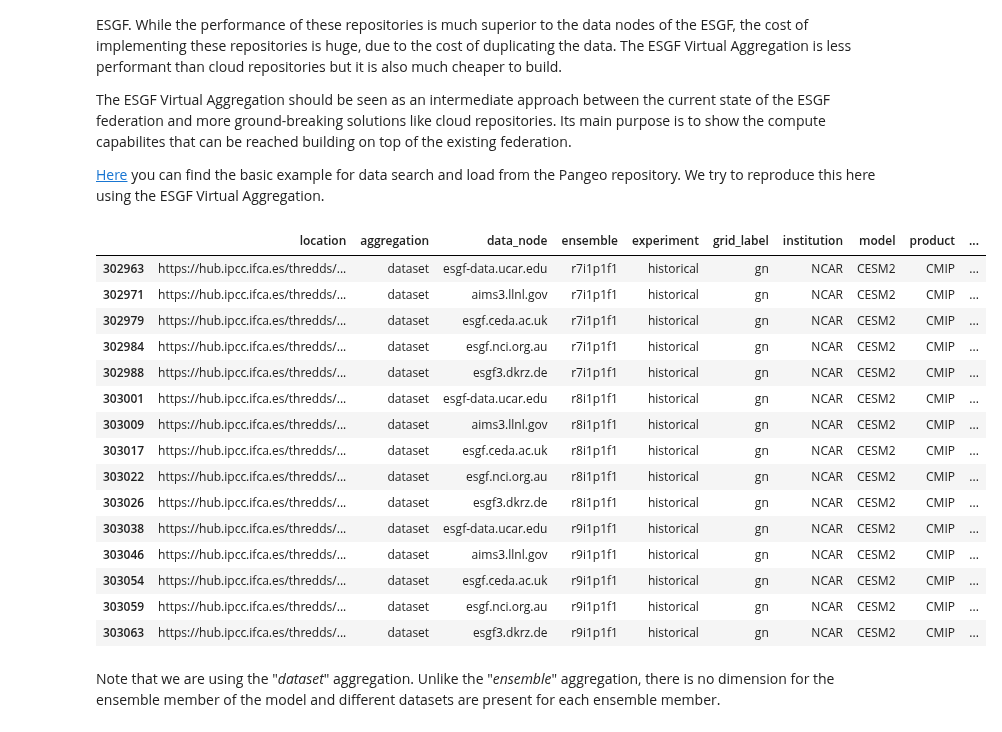
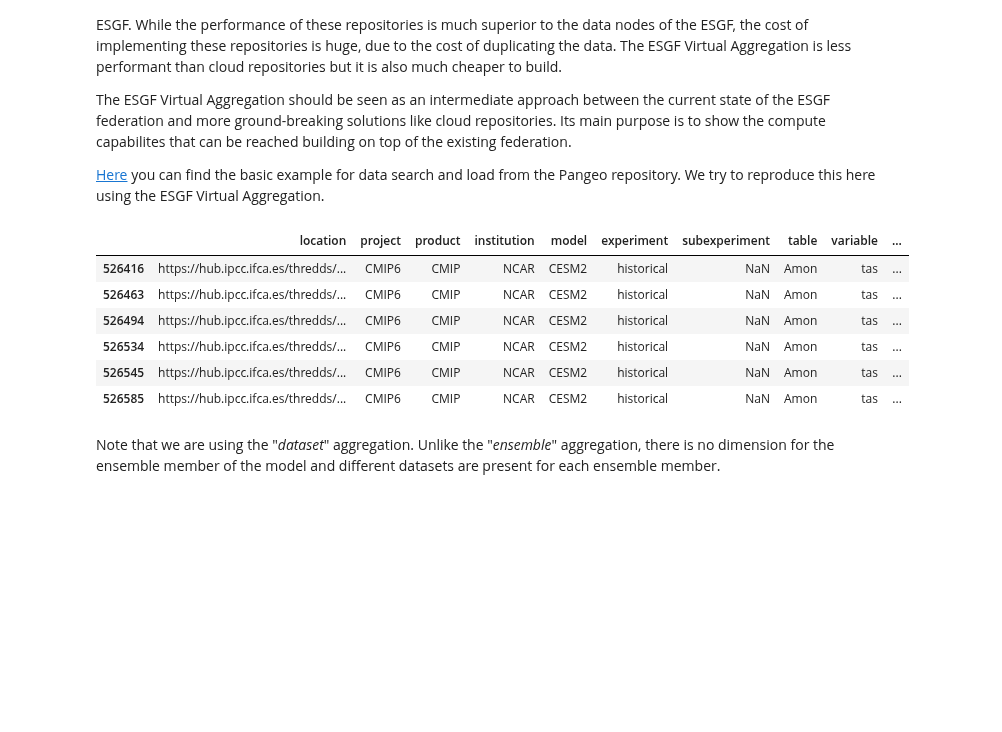
Before and after one commit to zequihg50/esgf-virtual-aggregation, a Jupyter notebook: demo.ipynb, the cells around one changed output. Drawn from its saved outputs; the diff is of its cells as text; code cells hidden in the pictures; blank space fills up the shorter version.

```diff
--- a/demo.ipynb
+++ b/demo.ipynb
@@ -229,25 +235,16 @@ The ESGF Virtual Aggregation should be seen as an intermediate approach between
 
 [Here](https://gallery.pangeo.io/repos/pangeo-gallery/cmip6/basic_search_and_load.html) you can find the basic example for data search and load from the Pangeo repository. We try to reproduce this here using the ESGF Virtual Aggregation.
 # %%
-subset = df.query("aggregation == 'dataset' & product == 'CMIP' & model == 'CESM2' & experiment == 'historical' & table == 'Amon' & variable == 'tas' & version == 'v20190311'")
+subset = df.query("product == 'CMIP' & model == 'CESM2' & experiment == 'historical' & table == 'Amon' & variable == 'tas' & version == 'v20190311'")
 subset
 # %% [output]
-|  | location | aggregation | data_node | ensemble | experiment | grid_label | institution | model | product | ... |
-| 302963 | https://hub.ipcc.ifca.es/thredds/... | dataset | esgf-data.ucar.edu | r7i1p1f1 | historical | gn | NCAR | CESM2 | CMIP | ... |
-| 302971 | https://hub.ipcc.ifca.es/thredds/... | dataset | aims3.llnl.gov | r7i1p1f1 | historical | gn | NCAR | CESM2 | CMIP | ... |
-| 302979 | https://hub.ipcc.ifca.es/thredds/... | dataset | esgf.ceda.ac.uk | r7i1p1f1 | historical | gn | NCAR | CESM2 | CMIP | ... |
-| 302984 | https://hub.ipcc.ifca.es/thredds/... | dataset | esgf.nci.org.au | r7i1p1f1 | historical | gn | NCAR | CESM2 | CMIP | ... |
-| 302988 | https://hub.ipcc.ifca.es/thredds/... | dataset | esgf3.dkrz.de | r7i1p1f1 | historical | gn | NCAR | CESM2 | CMIP | ... |
-| 303001 | https://hub.ipcc.ifca.es/thredds/... | dataset | esgf-data.ucar.edu | r8i1p1f1 | historical | gn | NCAR | CESM2 | CMIP | ... |
-| 303009 | https://hub.ipcc.ifca.es/thredds/... | dataset | aims3.llnl.gov | r8i1p1f1 | historical | gn | NCAR | CESM2 | CMIP | ... |
-| 303017 | https://hub.ipcc.ifca.es/thredds/... | dataset | esgf.ceda.ac.uk | r8i1p1f1 | historical | gn | NCAR | CESM2 | CMIP | ... |
-| 303022 | https://hub.ipcc.ifca.es/thredds/... | dataset | esgf.nci.org.au | r8i1p1f1 | historical | gn | NCAR | CESM2 | CMIP | ... |
-| 303026 | https://hub.ipcc.ifca.es/thredds/... | dataset | esgf3.dkrz.de | r8i1p1f1 | historical | gn | NCAR | CESM2 | CMIP | ... |
-| 303038 | https://hub.ipcc.ifca.es/thredds/... | dataset | esgf-data.ucar.edu | r9i1p1f1 | historical | gn | NCAR | CESM2 | CMIP | ... |
-| 303046 | https://hub.ipcc.ifca.es/thredds/... | dataset | aims3.llnl.gov | r9i1p1f1 | historical | gn | NCAR | CESM2 | CMIP | ... |
-| 303054 | https://hub.ipcc.ifca.es/thredds/... | dataset | esgf.ceda.ac.uk | r9i1p1f1 | historical | gn | NCAR | CESM2 | CMIP | ... |
-| 303059 | https://hub.ipcc.ifca.es/thredds/... | dataset | esgf.nci.org.au | r9i1p1f1 | historical | gn | NCAR | CESM2 | CMIP | ... |
-| 303063 | https://hub.ipcc.ifca.es/thredds/... | dataset | esgf3.dkrz.de | r9i1p1f1 | historical | gn | NCAR | CESM2 | CMIP | ... |
+|  | location | project | product | institution | model | experiment | subexperiment | table | variable | ... |
+| 526416 | https://hub.ipcc.ifca.es/thredds/... | CMIP6 | CMIP | NCAR | CESM2 | historical | NaN | Amon | tas | ... |
+| 526463 | https://hub.ipcc.ifca.es/thredds/... | CMIP6 | CMIP | NCAR | CESM2 | historical | NaN | Amon | tas | ... |
+| 526494 | https://hub.ipcc.ifca.es/thredds/... | CMIP6 | CMIP | NCAR | CESM2 | historical | NaN | Amon | tas | ... |
+| 526534 | https://hub.ipcc.ifca.es/thredds/... | CMIP6 | CMIP | NCAR | CESM2 | historical | NaN | Amon | tas | ... |
+| 526545 | https://hub.ipcc.ifca.es/thredds/... | CMIP6 | CMIP | NCAR | CESM2 | historical | NaN | Amon | tas | ... |
+| 526585 | https://hub.ipcc.ifca.es/thredds/... | CMIP6 | CMIP | NCAR | CESM2 | historical | NaN | Amon | tas | ... |
 # %% [markdown]
 Note that we are using the "*dataset*" aggregation. Unlike the "*ensemble*" aggregation, there is no dimension for the ensemble member of the model and different datasets are present for each ensemble member.
 # %%
```
Also changed, not shown: parts of 18 cells of this notebook, 4 other files.
